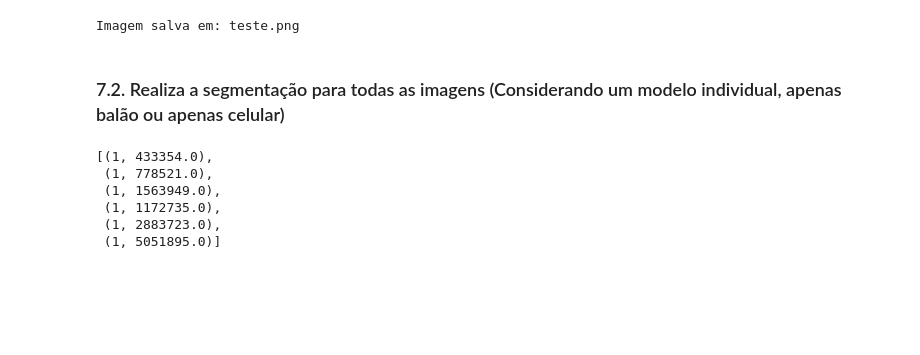
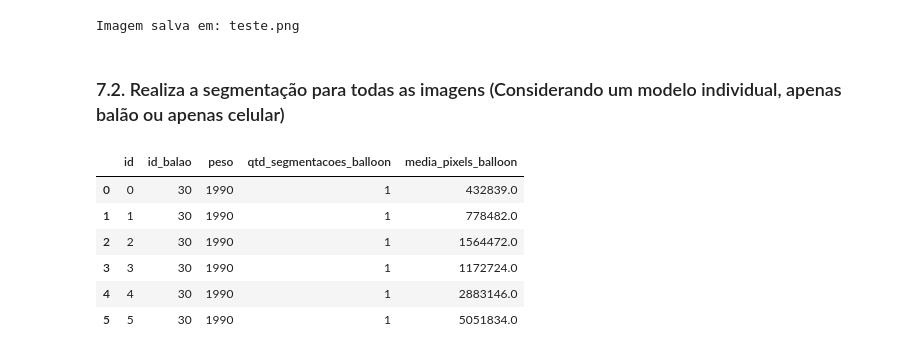
Before and after one commit to AriBarrosFilho/Future_Alaatus_Projeto_Local, a Jupyter notebook: 9 - Testes com os pesos de segmentação - Teste.ipynb, the cells around one changed output. Saved outputs shown, nothing was run; the diff lists cells and outputs as text; code cells hidden in the pictures; blank space fills up the shorter version.

```diff
--- a/9 - Testes com os pesos de segmentação - Teste.ipynb
+++ b/9 - Testes com os pesos de segmentação - Teste.ipynb
@@ -1004,9 +993,11 @@ for indice in tqdm(range(df_imagens.shape[0])):
-# %%
-lista_resultados
-# %% [output]
-[(1, 433354.0),
- (1, 778521.0),
- (1, 1563949.0),
- (1, 1172735.0),
- (1, 2883723.0),
- (1, 5051895.0)]
+# %%
+df_resultados = pd.DataFrame(data = lista_resultados, columns = ["id_balao", "peso", "qtd_segmentacoes_balloon", "media_pixels_balloon"])
+df_resultados
+# %% [output]
+|  | id | id_balao | peso | qtd_segmentacoes_balloon | media_pixels_balloon |
+| 0 | 0 | 30 | 1990 | 1 | 432839.0 |
+| 1 | 1 | 30 | 1990 | 1 | 778482.0 |
+| 2 | 2 | 30 | 1990 | 1 | 1564472.0 |
+| 3 | 3 | 30 | 1990 | 1 | 1172724.0 |
+| 4 | 4 | 30 | 1990 | 1 | 2883146.0 |
+| 5 | 5 | 30 | 1990 | 1 | 5051834.0 |
```
Also changed, not shown: parts of 9 cells of this notebook, 6 other files.
